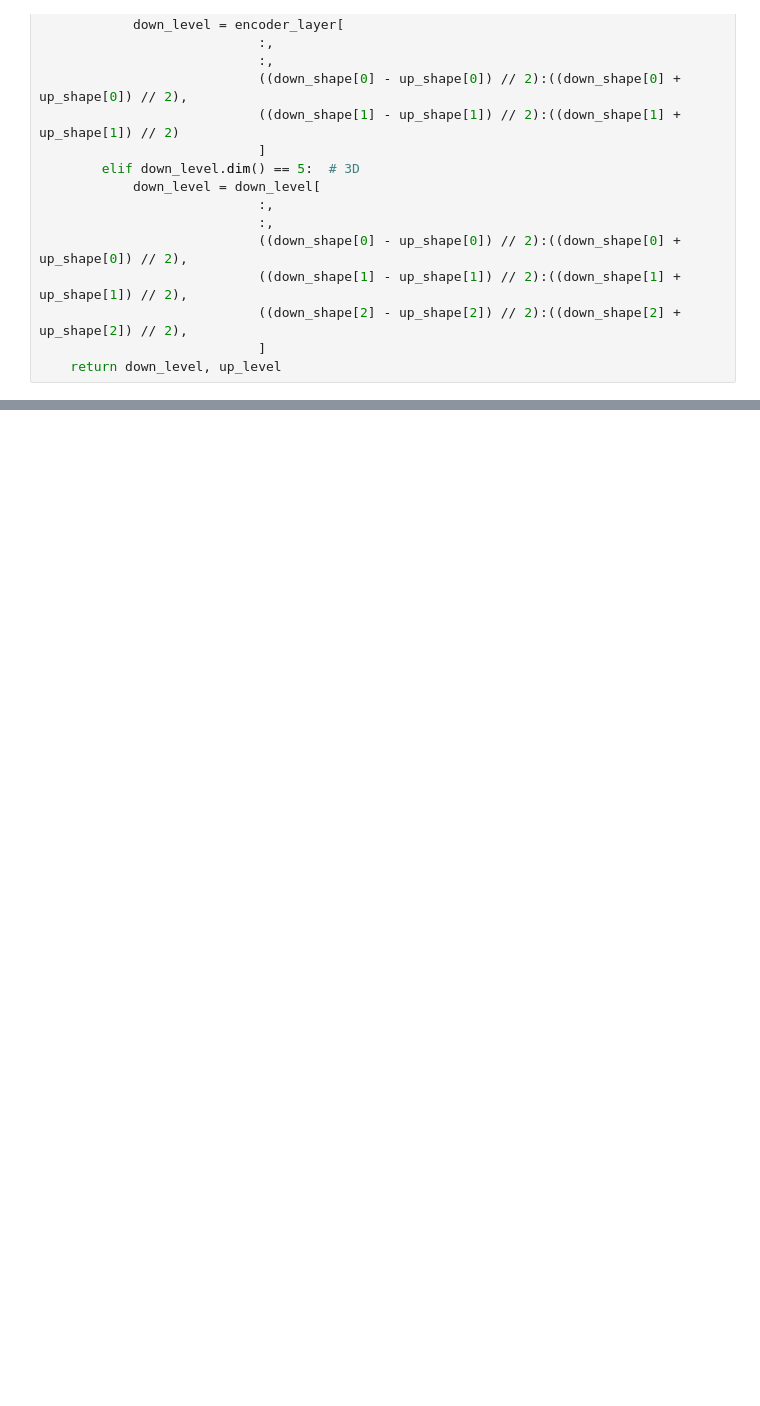
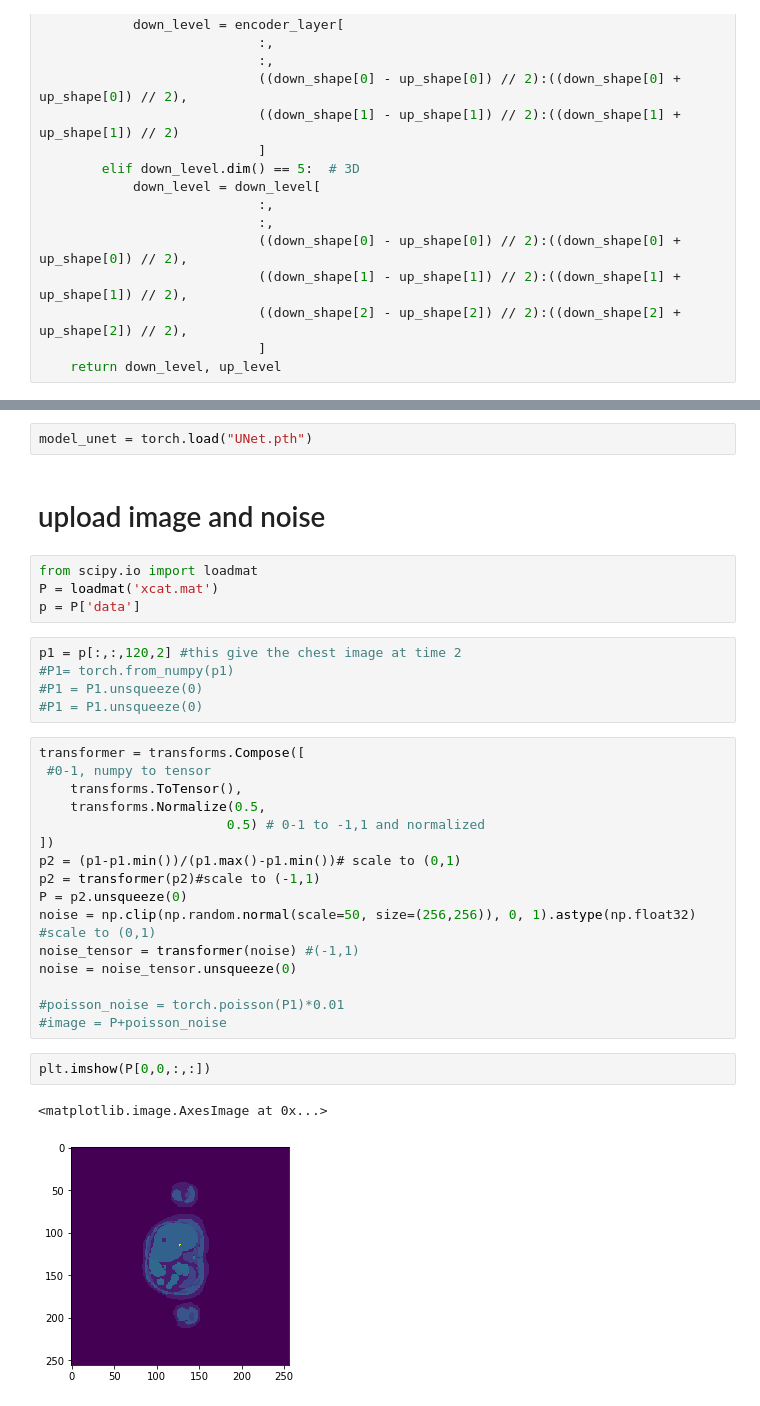
Before and after one commit to Cleocyw/DWB-PET, a Jupyter notebook: UNet/u-net.ipynb, the cells around one changed output, grey strips where cells are left out. Cells and saved outputs as stored; diff of their text form; blank space fills up the shorter version.

```diff
--- a/UNet/u-net.ipynb
+++ b/UNet/u-net.ipynb
@@ -476,0 +451,34 @@ training error and test error plot
+# %%
+model_unet = torch.load("UNet.pth")
+# %% [markdown]
+# upload image and noise
+# %%
+from scipy.io import loadmat
+P = loadmat('xcat.mat')
+p = P['data']
+# %%
+p1 = p[:,:,120,2] #this give the chest image at time 2
+#P1= torch.from_numpy(p1)
+#P1 = P1.unsqueeze(0)
+#P1 = P1.unsqueeze(0)
+# %%
+transformer = transforms.Compose([
+ #0-1, numpy to tensor
+    transforms.ToTensor(),
+    transforms.Normalize(0.5,
+                        0.5) # 0-1 to -1,1 and normalized
+])
+p2 = (p1-p1.min())/(p1.max()-p1.min())# scale to (0,1)
+p2 = transformer(p2)#scale to (-1,1)
+P = p2.unsqueeze(0)
+noise = np.clip(np.random.normal(scale=50, size=(256,256)), 0, 1).astype(np.float32) #scale to (0,1)
+noise_tensor = transformer(noise) #(-1,1)
+noise = noise_tensor.unsqueeze(0)
+
+#poisson_noise = torch.poisson(P1)*0.01
+#image = P+poisson_noise
+# %%
+plt.imshow(P[0,0,:,:])
+# %% [output]
+<matplotlib.image.AxesImage at 0x...>
+[figure, added]
```
Also changed, not shown: parts of 40 cells of this notebook, 1 other file.
